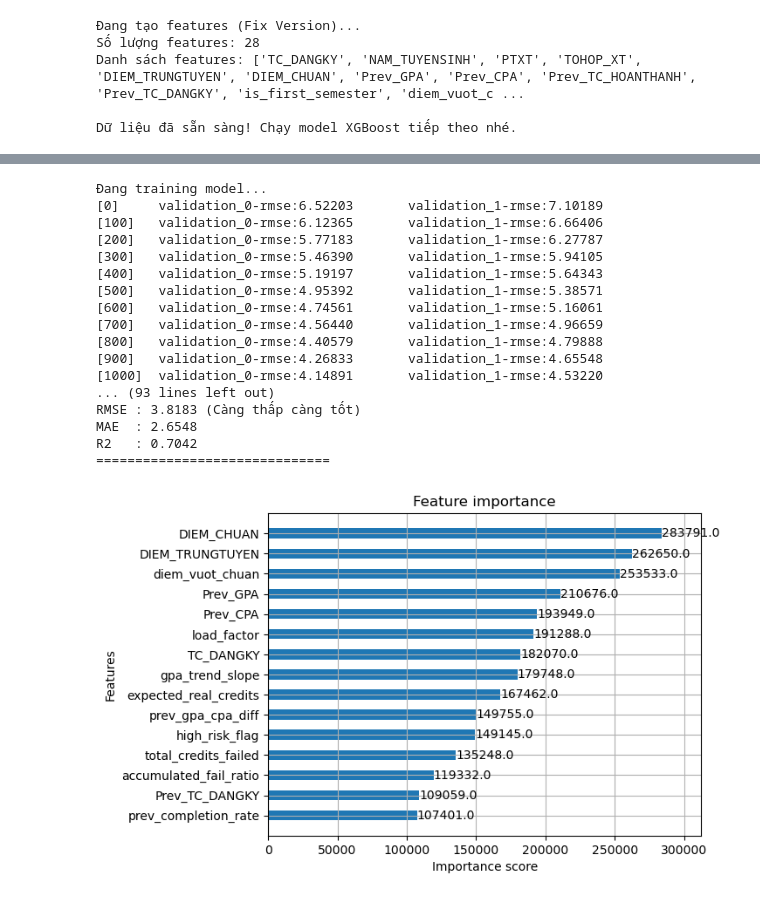
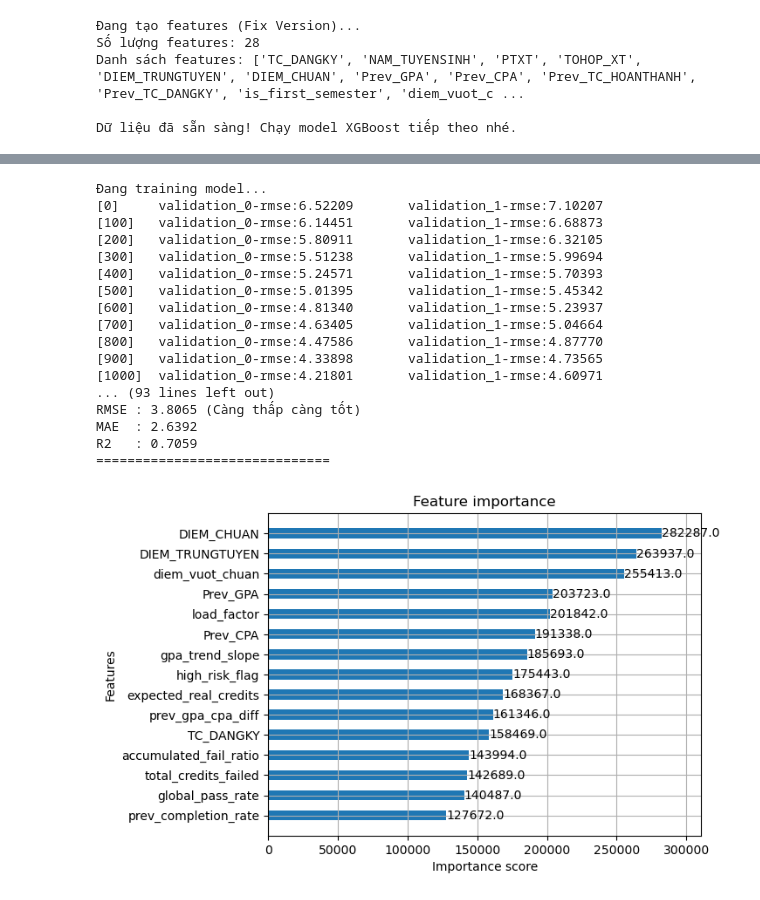
Before and after one commit to Vanh41/Learning-Progress-Prediction, a Jupyter notebook: notebooks/experimental/test2_process.ipynb, the cells around one changed output, grey strips where cells are left out. Saved outputs shown, nothing was run; the diff lists cells and outputs as text; code cells hidden in the pictures.

```diff
--- a/notebooks/experimental/test2_process.ipynb
+++ b/notebooks/experimental/test2_process.ipynb
@@ -359,7 +369,7 @@ model = xgb.XGBRegressor(
 
     # --- ÉP MODEL KHÔNG ĐƯỢC LƯỜI ---
     max_depth=10,                  # Giảm độ sâu để tránh học vẹt
-    colsample_bytree=0.8,         # GIẢM MẠNH: Chỉ cho model nhìn 50% feature mỗi lần
+    colsample_bytree=0.5,         # GIẢM MẠNH: Chỉ cho model nhìn 50% feature mỗi lần
                                   # Điều này buộc nó phải dùng các feature khác ngoài TC_DANGKY
 
     # --- TRỪNG PHẠT NHIỄU ---
@@ -398,45 +408,45 @@ def post_process_prediction(model, X_df):
     # 4. CHẶN TRÊN (CLIPPING UPPER) - QUAN TRỌNG NHẤT
     # Sinh viên không thể hoàn thành nhiều hơn số đăng ký
     # Nếu model đoán 25 mà đăng ký có 20 -> Gán về 20
     if 'TC_DANGKY' in X_df.columns:
         preds = np.minimum(preds, X_df['TC_DANGKY'])
 
     return preds
 
 # --- 4. ĐÁNH GIÁ KẾT QUẢ ---
 y_pred_valid = post_process_prediction(model, X_valid)
 
 rmse = np.sqrt(mean_squared_error(y_valid, y_pred_valid))
 mae = mean_absolute_error(y_valid, y_pred_valid)
 r2 = model.score(X_valid, y_valid)
 
 print("\n" + "="*30)
 print(f"KẾT QUẢ TRÊN TẬP VALIDATION:")
 print(f"RMSE : {rmse:.4f} (Càng thấp càng tốt)")
 print(f"MAE  : {mae:.4f}")
 print(f"R2   : {r2:.4f}")
 print("="*30)
 
 # Xem feature nào quan trọng nhất
 import matplotlib.pyplot as plt
 xgb.plot_importance(model, max_num_features=15, height=0.5)
 plt.show()
 # %% [output]
 Đang training model...
-[0]     validation_0-rmse:6.52203       validation_1-rmse:7.10189
-[100]   validation_0-rmse:6.12365       validation_1-rmse:6.66406
-[200]   validation_0-rmse:5.77183       validation_1-rmse:6.27787
-[300]   validation_0-rmse:5.46390       validation_1-rmse:5.94105
-[400]   validation_0-rmse:5.19197       validation_1-rmse:5.64343
-[500]   validation_0-rmse:4.95392       validation_1-rmse:5.38571
-[600]   validation_0-rmse:4.74561       validation_1-rmse:5.16061
-[700]   validation_0-rmse:4.56440       validation_1-rmse:4.96659
-[800]   validation_0-rmse:4.40579       validation_1-rmse:4.79888
-[900]   validation_0-rmse:4.26833       validation_1-rmse:4.65548
-[1000]  validation_0-rmse:4.14891       validation_1-rmse:4.53220
+[0]     validation_0-rmse:6.52209       validation_1-rmse:7.10207
+[100]   validation_0-rmse:6.14451       validation_1-rmse:6.68873
+[200]   validation_0-rmse:5.80911       validation_1-rmse:6.32105
+[300]   validation_0-rmse:5.51238       validation_1-rmse:5.99694
+[400]   validation_0-rmse:5.24571       validation_1-rmse:5.70393
+[500]   validation_0-rmse:5.01395       validation_1-rmse:5.45342
+[600]   validation_0-rmse:4.81340       validation_1-rmse:5.23937
+[700]   validation_0-rmse:4.63405       validation_1-rmse:5.04664
+[800]   validation_0-rmse:4.47586       validation_1-rmse:4.87770
+[900]   validation_0-rmse:4.33898       validation_1-rmse:4.73565
+[1000]  validation_0-rmse:4.21801       validation_1-rmse:4.60971
 ... (93 lines left out)
-RMSE : 3.8183 (Càng thấp càng tốt)
-MAE  : 2.6548
-R2   : 0.7042
+RMSE : 3.8065 (Càng thấp càng tốt)
+MAE  : 2.6392
+R2   : 0.7059
 ==============================
-[figure, old version]
+[figure, new version]
```
Also changed, not shown: parts of 3 cells of this notebook.
